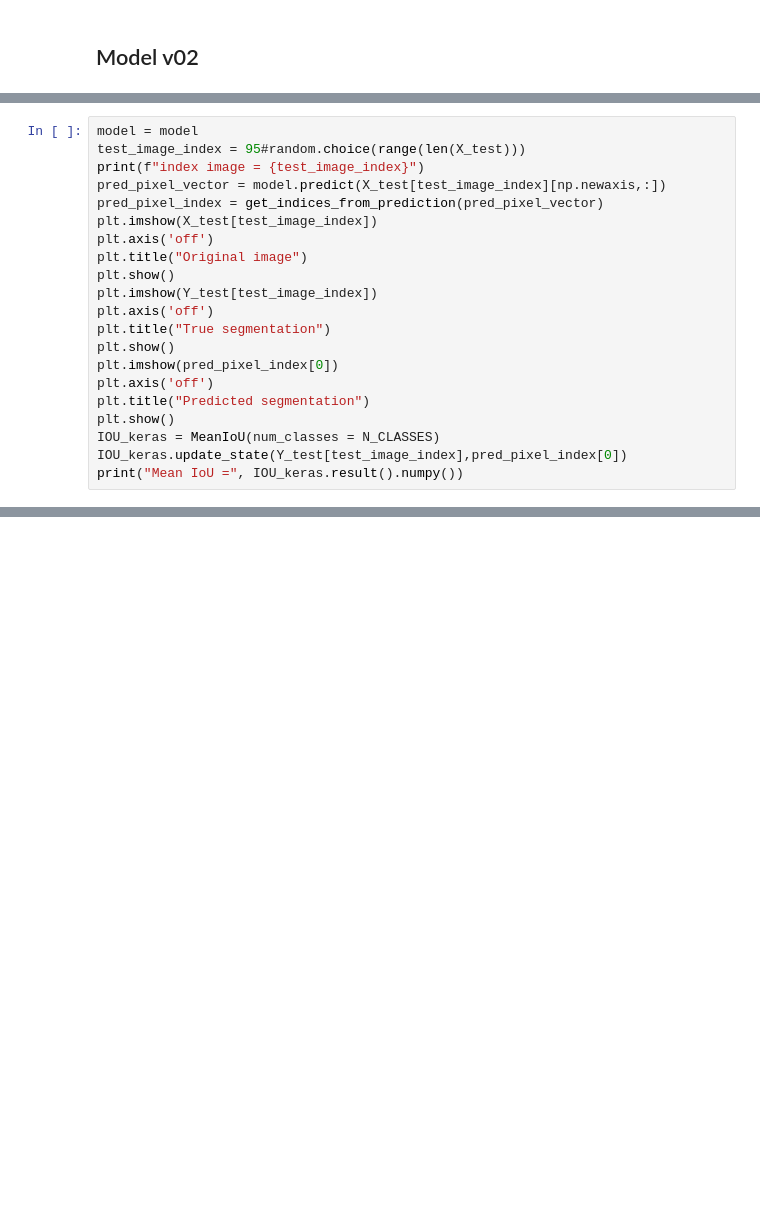
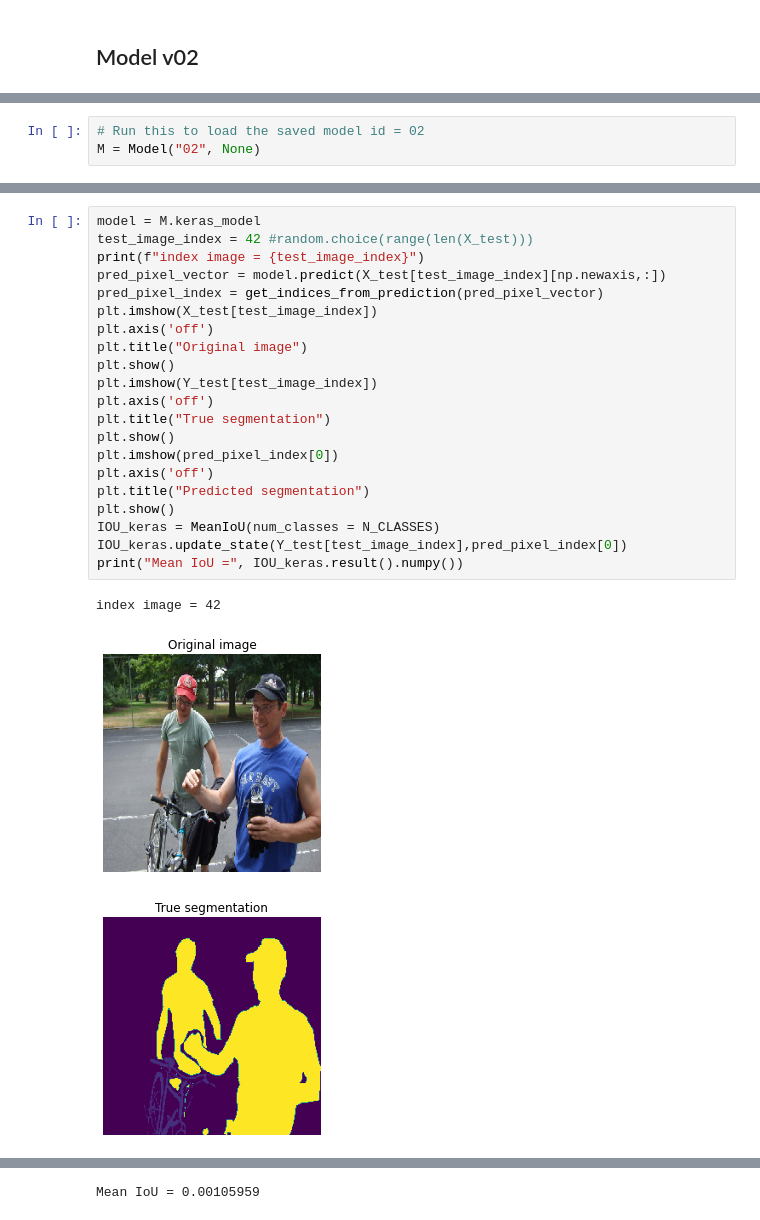
Before and after one commit to fjzs/Segmentor, a Jupyter notebook: Segmentor_v03.ipynb, the cells around one changed output, grey strips where cells are left out. Saved outputs shown, nothing was run; the diff lists cells and outputs as text; blank space fills up the shorter version.

```diff
--- a/Segmentor_v03.ipynb
+++ b/Segmentor_v03.ipynb
@@ -653,6 +690,9 @@ model02.compile(
 
 # Instantiate the object
 M = Model("02", model02)
+# %%
+# Run this to load the saved model id = 02
+M = Model("02", None)
 # %%
 M.fit(X_train, Y_train_ohe, X_test, Y_test_ohe, 16, 2)
 # %% [output]
@@ -669,21 +712,25 @@ KeyError: ignored
 # %%
-model = model
-test_image_index = 95#random.choice(range(len(X_test)))
+model = M.keras_model
+test_image_index = 42 #random.choice(range(len(X_test)))
 print(f"index image = {test_image_index}")
 pred_pixel_vector = model.predict(X_test[test_image_index][np.newaxis,:])
 pred_pixel_index = get_indices_from_prediction(pred_pixel_vector)
 plt.imshow(X_test[test_image_index])
 plt.axis('off')
 plt.title("Original image")
 plt.show()
 plt.imshow(Y_test[test_image_index])
 plt.axis('off')
 plt.title("True segmentation")
 plt.show()
 plt.imshow(pred_pixel_index[0])
 plt.axis('off')
 plt.title("Predicted segmentation")
 plt.show()
 IOU_keras = MeanIoU(num_classes = N_CLASSES)
 IOU_keras.update_state(Y_test[test_image_index],pred_pixel_index[0])
 print("Mean IoU =", IOU_keras.result().numpy())
+# %% [output]
+index image = 42
+[figure, added]
+[figure, added]
@@ -690 +738,2 @@ print("Mean IoU =", IOU_keras.result().numpy())
+Mean IoU = 0.00105959
 # %%
```
Also changed, not shown: parts of 25 cells of this notebook.
